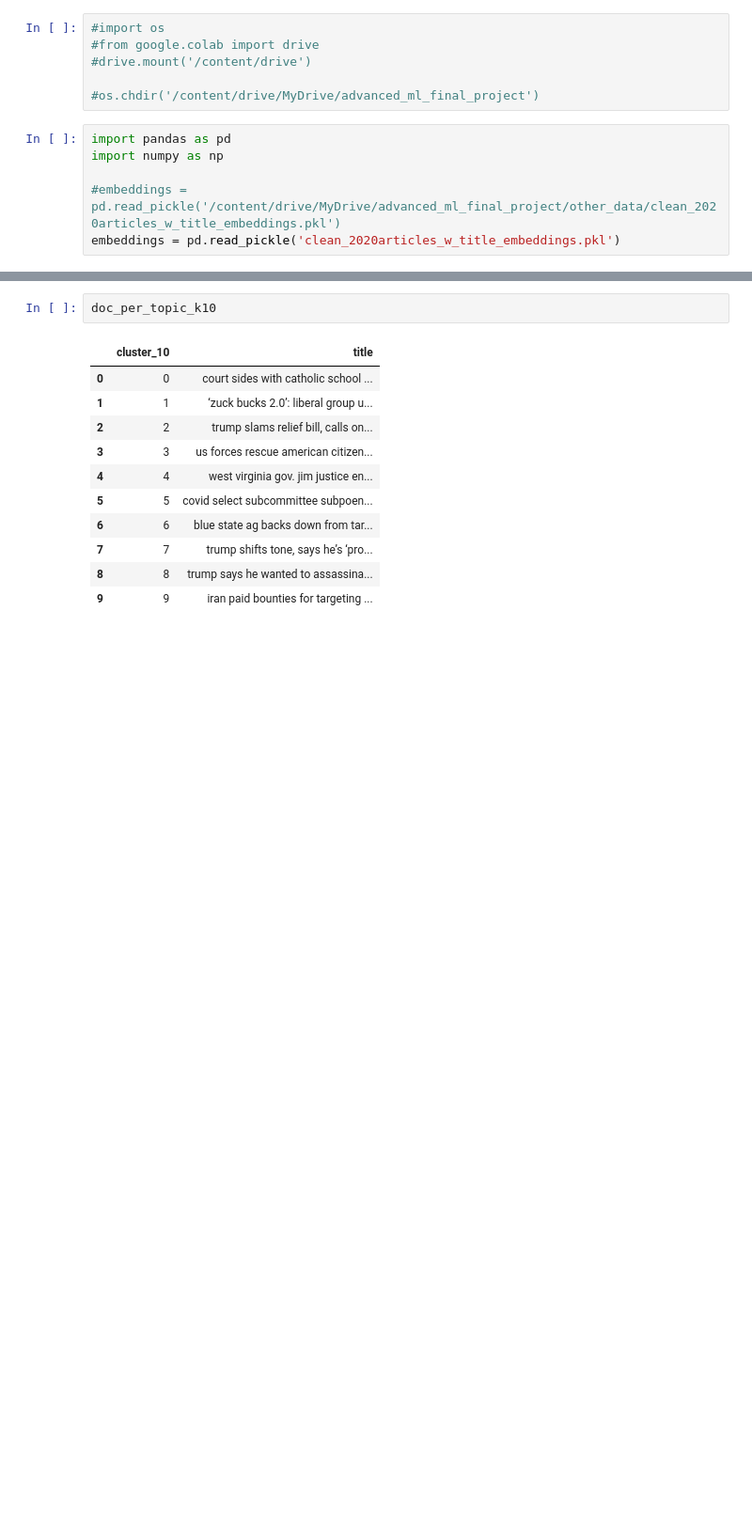
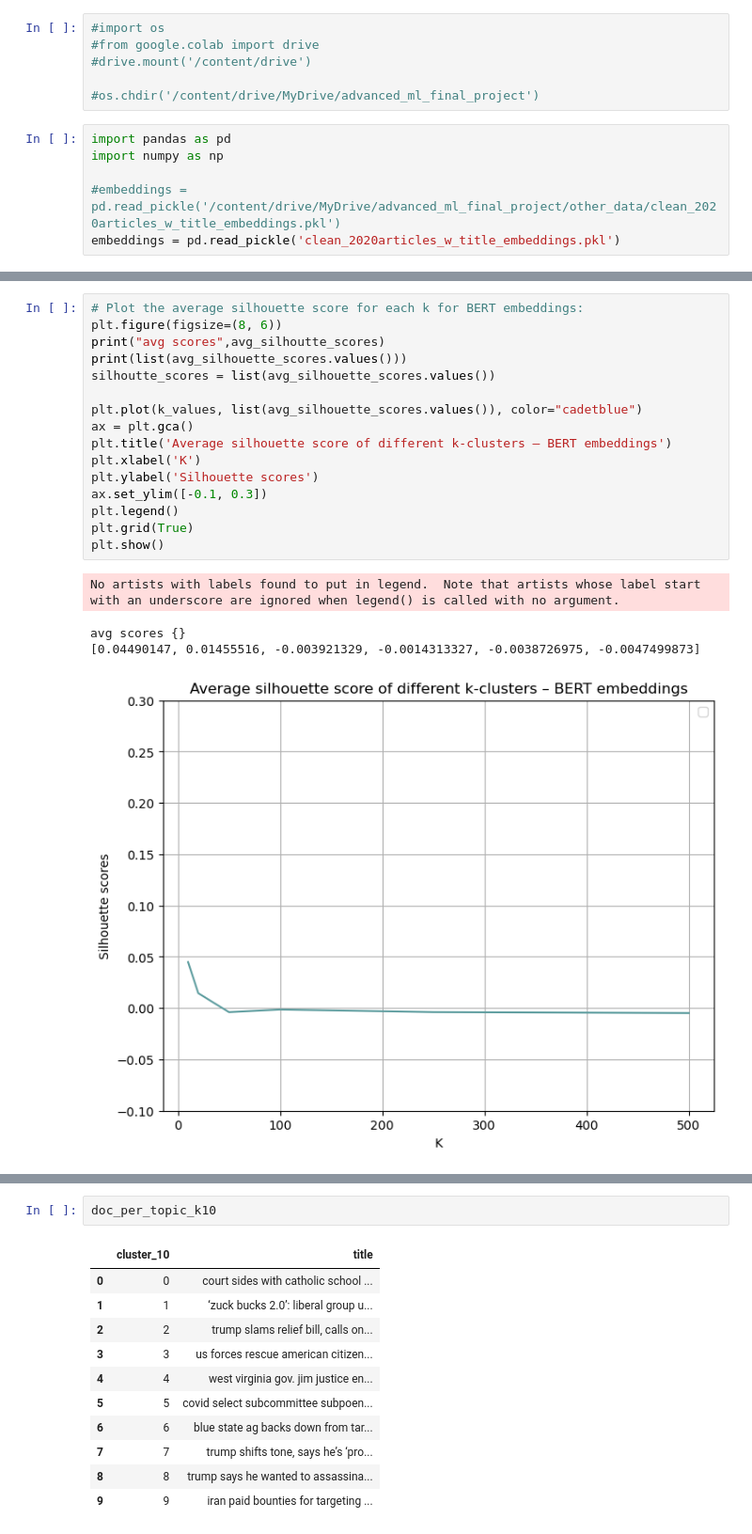
Before and after one commit to meganhmoore/LingoQuartet, a Jupyter notebook: notebooks/jpm_kmeans.ipynb, the cells around one changed output, grey strips where cells are left out. Shown at 94% size. Cells and saved outputs as stored; diff of their text form; blank space fills up the shorter version.

```diff
--- a/notebooks/jpm_kmeans.ipynb
+++ b/notebooks/jpm_kmeans.ipynb
@@ -277,0 +195,21 @@ Name: title, Length: 100, dtype: int64
+# %%
+# Plot the average silhouette score for each k for BERT embeddings:
+plt.figure(figsize=(8, 6))
+print("avg scores",avg_silhoutte_scores)
+print(list(avg_silhouette_scores.values()))
+silhoutte_scores = list(avg_silhouette_scores.values())
+
+plt.plot(k_values, list(avg_silhouette_scores.values()), color="cadetblue")
+ax = plt.gca()
+plt.title('Average silhouette score of different k-clusters – BERT embeddings')
+plt.xlabel('K')
+plt.ylabel('Silhouette scores')
+ax.set_ylim([-0.1, 0.3])
+plt.legend()
+plt.grid(True)
+plt.show()
+# %% [output]
+No artists with labels found to put in legend.  Note that artists whose label start with an underscore are ignored when legend() is called with no argument.
+avg scores {}
+[0.04490147, 0.01455516, -0.003921329, -0.0014313327, -0.0038726975, -0.0047499873]
+[figure, added]
```
Also changed, not shown: parts of 30 cells of this notebook, 1 other file.
